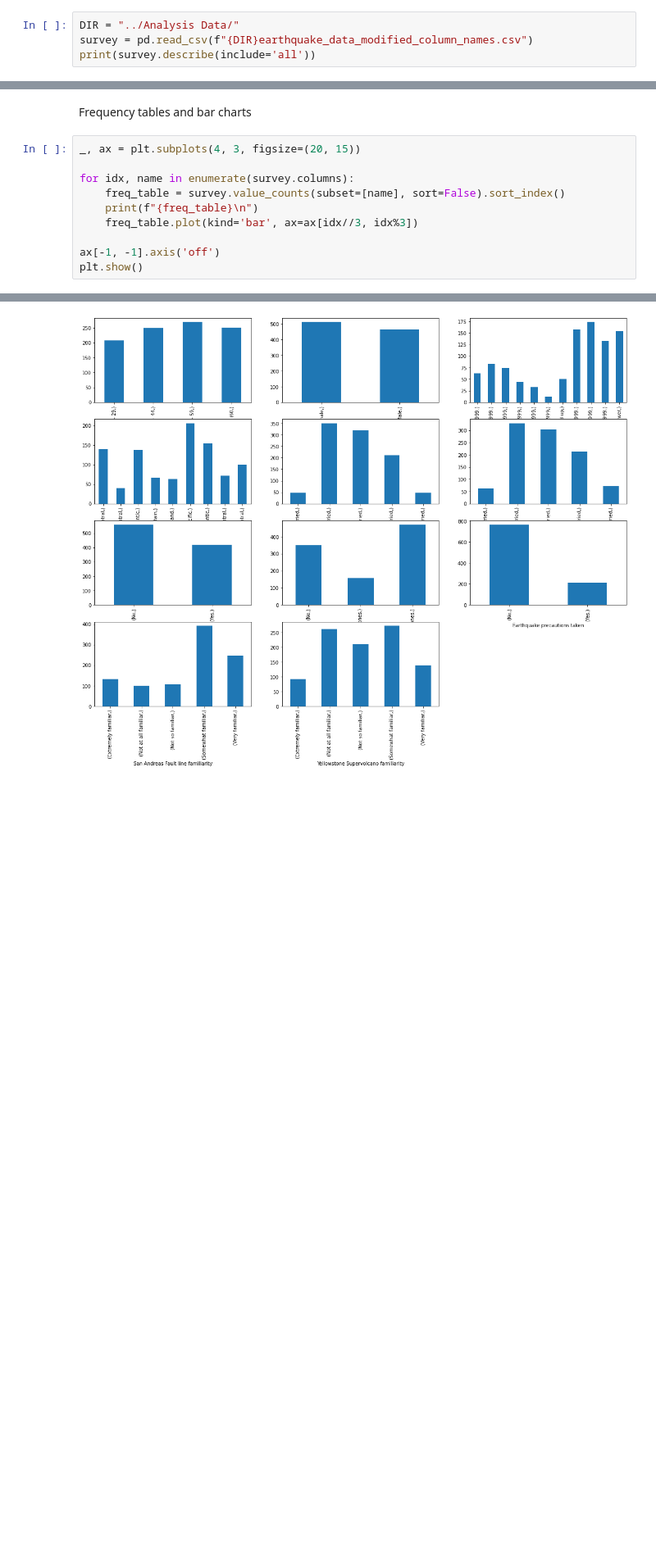
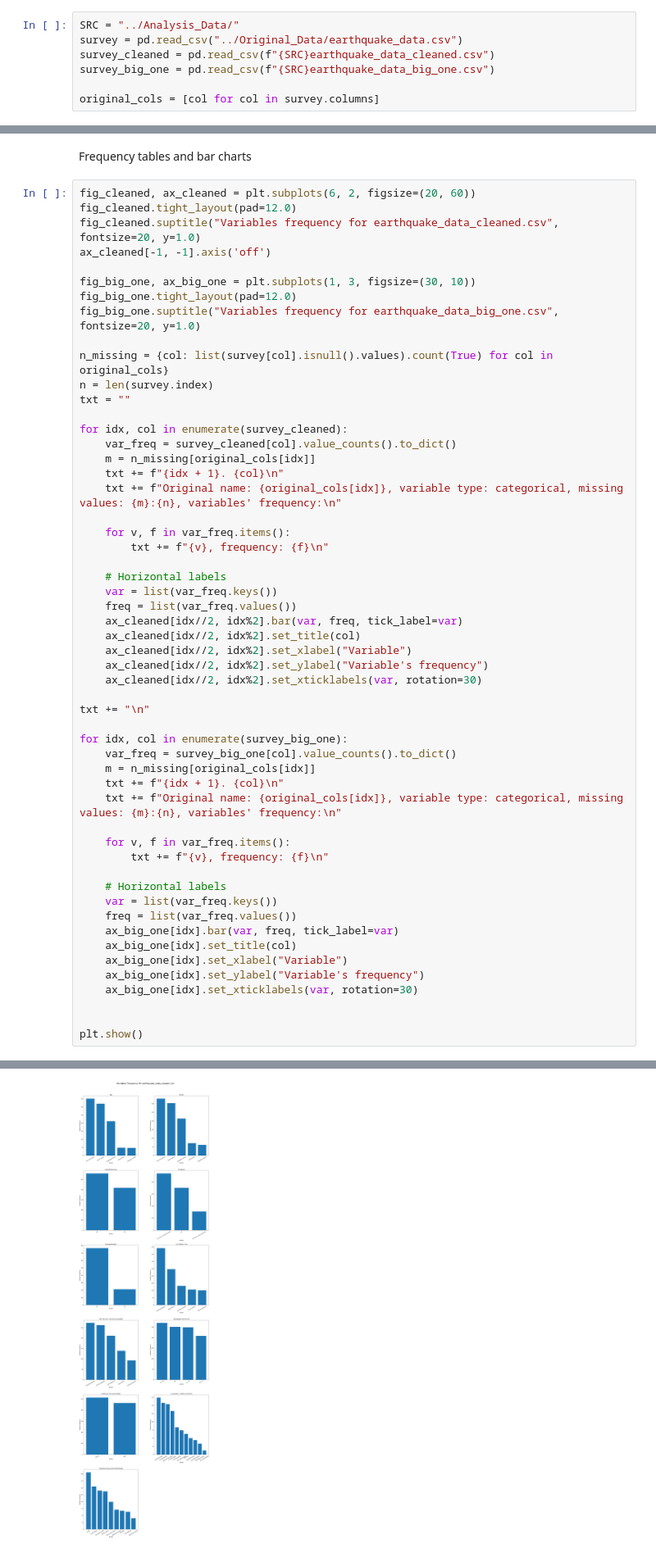
Before and after one commit to Artur-Mzyk/Analiza_i_bazy_danych, a Jupyter notebook: Lab2/Society_Fear_of_Earthquake/Command_Files/data_appendix.ipynb, the cells around one changed output, grey strips where cells are left out. Shown at 82% size. Cells and saved outputs as stored; diff of their text form; blank space fills up the shorter version.

Commit message:
Data appendix

```diff
--- a/Lab2/Society_Fear_of_Earthquake/Command_Files/data_appendix.ipynb
+++ b/Lab2/Society_Fear_of_Earthquake/Command_Files/data_appendix.ipynb
@@ -11,4 +10,7 @@ Data description
 # %%
-DIR = "../Analysis Data/"
-survey = pd.read_csv(f"{DIR}earthquake_data_modified_column_names.csv")
-print(survey.describe(include='all'))
+SRC = "../Analysis_Data/"
+survey = pd.read_csv("../Original_Data/earthquake_data.csv")
+survey_cleaned = pd.read_csv(f"{SRC}earthquake_data_cleaned.csv")
+survey_big_one = pd.read_csv(f"{SRC}earthquake_data_big_one.csv")
+
+original_cols = [col for col in survey.columns]
@@ -33,13 +17,57 @@ freq                                  392                                  273
 # %% [markdown]
 Frequency tables and bar charts
 # %%
-_, ax = plt.subplots(4, 3, figsize=(20, 15))
+fig_cleaned, ax_cleaned = plt.subplots(6, 2, figsize=(20, 60))
+fig_cleaned.tight_layout(pad=12.0)
+fig_cleaned.suptitle("Variables frequency for earthquake_data_cleaned.csv", fontsize=20, y=1.0)
+ax_cleaned[-1, -1].axis('off')
 
-for idx, name in enumerate(survey.columns):
-    freq_table = survey.value_counts(subset=[name], sort=False).sort_index()
-    print(f"{freq_table}\n")
-    freq_table.plot(kind='bar', ax=ax[idx//3, idx%3])
+fig_big_one, ax_big_one = plt.subplots(1, 3, figsize=(30, 10))
+fig_big_one.tight_layout(pad=12.0)
+fig_big_one.suptitle("Variables frequency for earthquake_data_big_one.csv", fontsize=20, y=1.0)
 
-ax[-1, -1].axis('off')
+n_missing = {col: list(survey[col].isnull().values).count(True) for col in original_cols}
+n = len(survey.index)
+txt = ""
+
+for idx, col in enumerate(survey_cleaned):
+    var_freq = survey_cleaned[col].value_counts().to_dict()
+    m = n_missing[original_cols[idx]]
+    txt += f"{idx + 1}. {col}\n"
+    txt += f"Original name: {original_cols[idx]}, variable type: categorical, missing values: {m}:{n}, variables' frequency:\n"
+
+    for v, f in var_freq.items():
+        txt += f"{v}, frequency: {f}\n"
+
+    # Horizontal labels
+    var = list(var_freq.keys())
+    freq = list(var_freq.values())
+    ax_cleaned[idx//2, idx%2].bar(var, freq, tick_label=var)
+    ax_cleaned[idx//2, idx%2].set_title(col)
+    ax_cleaned[idx//2, idx%2].set_xlabel("Variable")
+    ax_cleaned[idx//2, idx%2].set_ylabel("Variable's frequency")
+    ax_cleaned[idx//2, idx%2].set_xticklabels(var, rotation=30)
+
+txt += "\n"
+
+for idx, col in enumerate(survey_big_one):
+    var_freq = survey_big_one[col].value_counts().to_dict()
+    m = n_missing[original_cols[idx]]
+    txt += f"{idx + 1}. {col}\n"
+    txt += f"Original name: {original_cols[idx]}, variable type: categorical, missing values: {m}:{n}, variables' frequency:\n"
+
+    for v, f in var_freq.items():
+        txt += f"{v}, frequency: {f}\n"
+
+    # Horizontal labels
+    var = list(var_freq.keys())
+    freq = list(var_freq.values())
+    ax_big_one[idx].bar(var, freq, tick_label=var)
+    ax_big_one[idx].set_title(col)
+    ax_big_one[idx].set_xlabel("Variable")
+    ax_big_one[idx].set_ylabel("Variable's frequency")
+    ax_big_one[idx].set_xticklabels(var, rotation=30)
+
+
 plt.show()
 # %% [output]
@@ -63 +74 @@ dtype: int64
-[figure, old version]
+[figure, new version]
```
Also changed, not shown: parts of 6 cells of this notebook, 8 other files.
